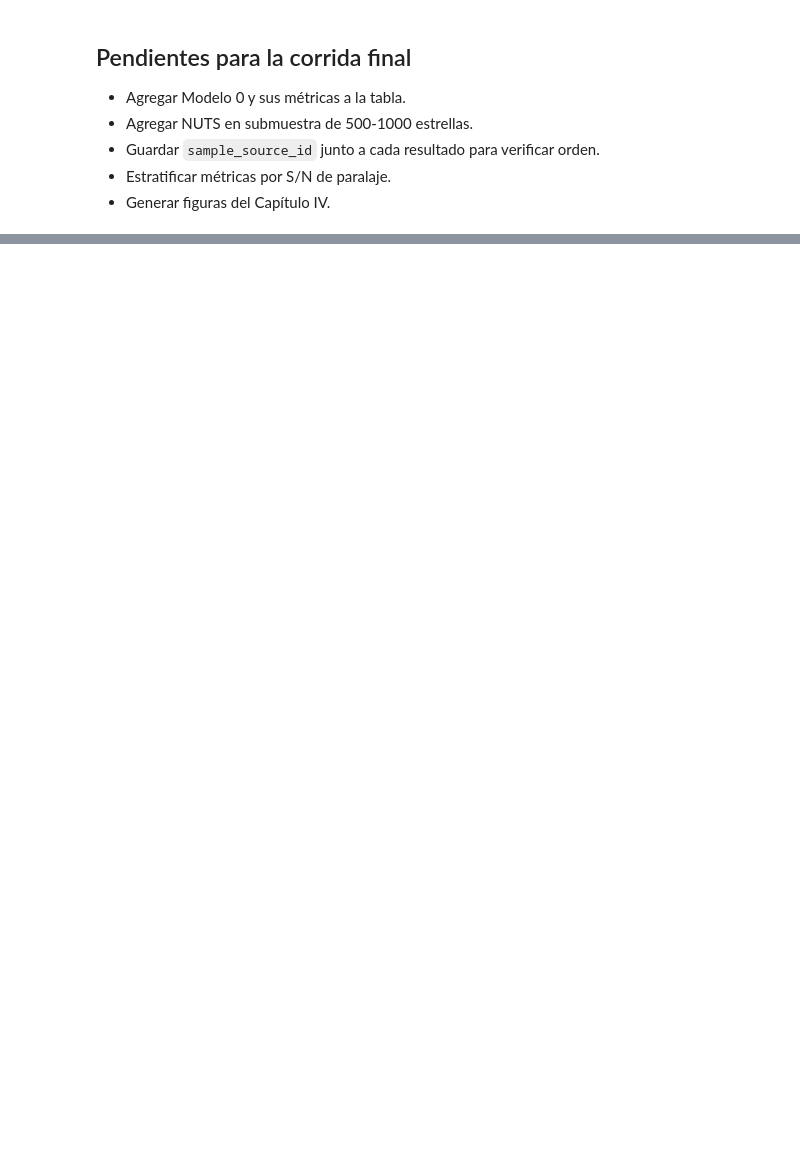
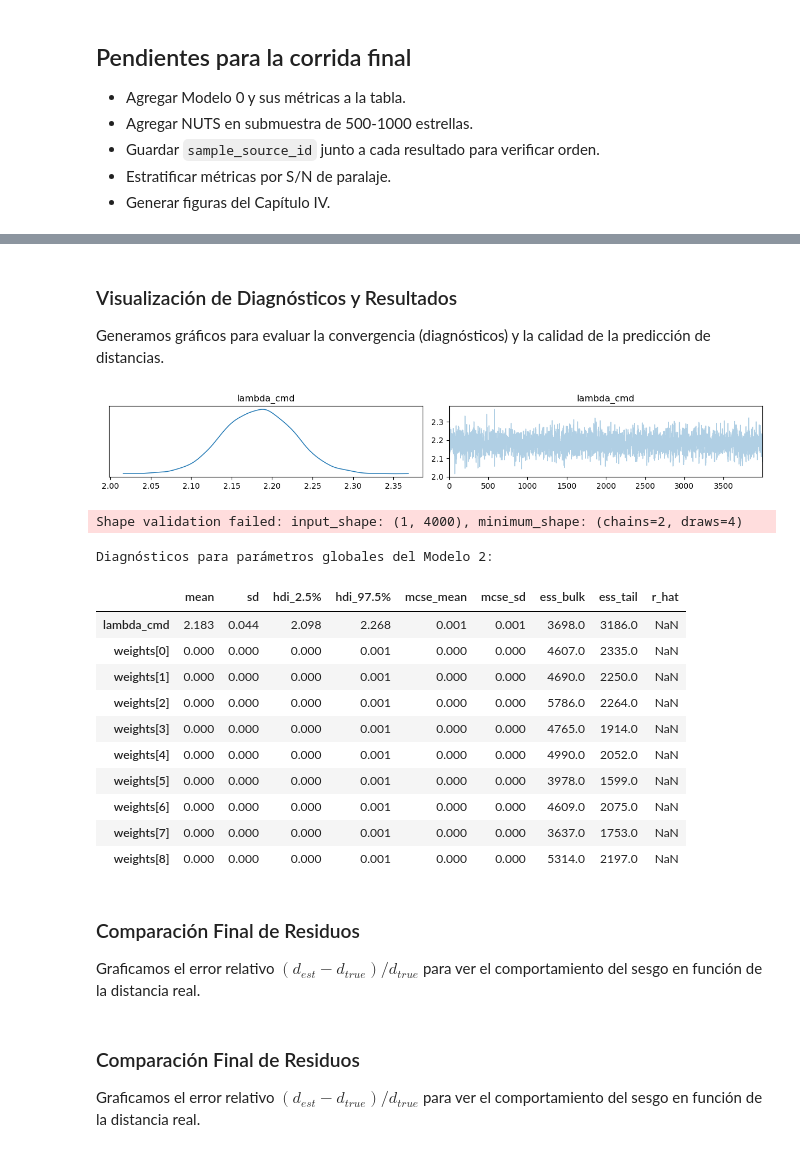
Before and after one commit to IsaacMercado/estimacion-paralajes, a Jupyter notebook: notebooks/3.0_experimento_principal.ipynb, the cells around one changed output, grey strips where cells are left out. Saved outputs shown, nothing was run; the diff lists cells and outputs as text; code cells hidden in the pictures; blank space fills up the shorter version.

```diff
--- a/notebooks/3.0_experimento_principal.ipynb
+++ b/notebooks/3.0_experimento_principal.ipynb
@@ -271,7 +267,7 @@ def run_vi(model, model_data, *, seed, steps=20_000, lr=0.01, rank=25, samples=4
 
 Descomentar y ajustar `N_STARS` cuando se ejecute en Colab.
 # %%
-N_STARS = 10_000
+N_STARS = 50_000
 catalog = load_simulated_catalog(SIMULATION_FILE)
 sample = select_simulation_sample(catalog, n_stars=N_STARS, seed=SEED)
 grid = build_fixed_cmd_grid(n_color=25, n_abs_mag=35)
@@ -303,0 +348,28 @@ vi0, idata0 = run_vi(model_0_parallax_only, model_data, seed=SEED)
+# %%
+def run_nuts(model, model_data, *, seed, num_samples=1000, num_warmup=500):
+    nuts_kernel = NUTS(model)
+    mcmc = MCMC(
+        nuts_kernel,
+        num_samples=num_samples,
+        num_warmup=num_warmup,
+        num_chains=4,
+        progress_bar=True,
+    )
+    rng_key = random.PRNGKey(seed)
+    mcmc.run(rng_key, **model_data)
+
+    posterior_samples = mcmc.get_samples()
+    idata = az.from_dict(
+        posterior={name: np.asarray(value)[None, ...] for name, value in posterior_samples.items()},
+        coords={"star": np.arange(model_data["parallax"].shape[0])},
+        dims={"distance_pc": ["star"]}
+    )
+    return mcmc, idata
+# %%
+N_NUTS = 3000
+sub_sample = sample.sample(n=N_NUTS, seed=SEED + 100).sort("source_id")
+sub_model_data_np = prepare_model_data(sub_sample, grid, r_min=10.0, r_max=20_000.0)
+sub_model_data = {
+    key: jnp.asarray(value) if isinstance(value, np.ndarray) else value
+    for key, value in sub_model_data_np.items()
+}
@@ -303,0 +380,2 @@ vi0, idata0 = run_vi(model_0_parallax_only, model_data, seed=SEED)
+# %%
+mcmc_2, idata_nuts2 = run_nuts(model_2_cmd_lambda, sub_model_data, seed=SEED + 70)
@@ -303,0 +399,3 @@ vi0, idata0 = run_vi(model_0_parallax_only, model_data, seed=SEED)
+# %% [markdown]
+### Visualización de Diagnósticos y Resultados
+Generamos gráficos para evaluar la convergencia (diagnósticos) y la calidad de la predicción de distancias.
@@ -303,0 +418,28 @@ vi0, idata0 = run_vi(model_0_parallax_only, model_data, seed=SEED)
+# %%
+# 2. Diagnóstico de Convergencia para lambda_cmd (Modelo 2)
+az.plot_trace(idata_nuts2, var_names=["lambda_cmd"])
+plt.tight_layout()
+plt.show()
+
+# 3. Resumen de diagnósticos (R-hat y ESS)
+summary = az.summary(idata_nuts2, var_names=["lambda_cmd", "weights"], hdi_prob=0.95)
+print("Diagnósticos para parámetros globales del Modelo 2:")
+display(summary.head(10))
+# %% [output]
+[figure, added]
+Shape validation failed: input_shape: (1, 4000), minimum_shape: (chains=2, draws=4)
+Diagnósticos para parámetros globales del Modelo 2:
+|  | mean | sd | hdi_2.5% | hdi_97.5% | mcse_mean | mcse_sd | ess_bulk | ess_tail | r_hat |
+| lambda_cmd | 2.183 | 0.044 | 2.098 | 2.268 | 0.001 | 0.001 | 3698.0 | 3186.0 | NaN |
+| weights[0] | 0.000 | 0.000 | 0.000 | 0.001 | 0.000 | 0.000 | 4607.0 | 2335.0 | NaN |
+| weights[1] | 0.000 | 0.000 | 0.000 | 0.001 | 0.000 | 0.000 | 4690.0 | 2250.0 | NaN |
+| weights[2] | 0.000 | 0.000 | 0.000 | 0.001 | 0.000 | 0.000 | 5786.0 | 2264.0 | NaN |
+| weights[3] | 0.000 | 0.000 | 0.000 | 0.001 | 0.000 | 0.000 | 4765.0 | 1914.0 | NaN |
+| weights[4] | 0.000 | 0.000 | 0.000 | 0.001 | 0.000 | 0.000 | 4990.0 | 2052.0 | NaN |
+| weights[5] | 0.000 | 0.000 | 0.000 | 0.001 | 0.000 | 0.000 | 3978.0 | 1599.0 | NaN |
+| weights[6] | 0.000 | 0.000 | 0.000 | 0.001 | 0.000 | 0.000 | 4609.0 | 2075.0 | NaN |
+| weights[7] | 0.000 | 0.000 | 0.000 | 0.001 | 0.000 | 0.000 | 3637.0 | 1753.0 | NaN |
+| weights[8] | 0.000 | 0.000 | 0.000 | 0.001 | 0.000 | 0.000 | 5314.0 | 2197.0 | NaN |
+# %% [markdown]
+### Comparación Final de Residuos
+Graficamos el error relativo $(d_{est} - d_{true}) / d_{true}$ para ver el comportamiento del sesgo en función de la distancia real.
@@ -303,0 +469,3 @@ vi0, idata0 = run_vi(model_0_parallax_only, model_data, seed=SEED)
+# %% [markdown]
+### Comparación Final de Residuos
+Graficamos el error relativo $(d_{est} - d_{true}) / d_{true}$ para ver el comportamiento del sesgo en función de la distancia real.
```
Also changed, not shown: parts of 24 cells of this notebook, 1 other file.
